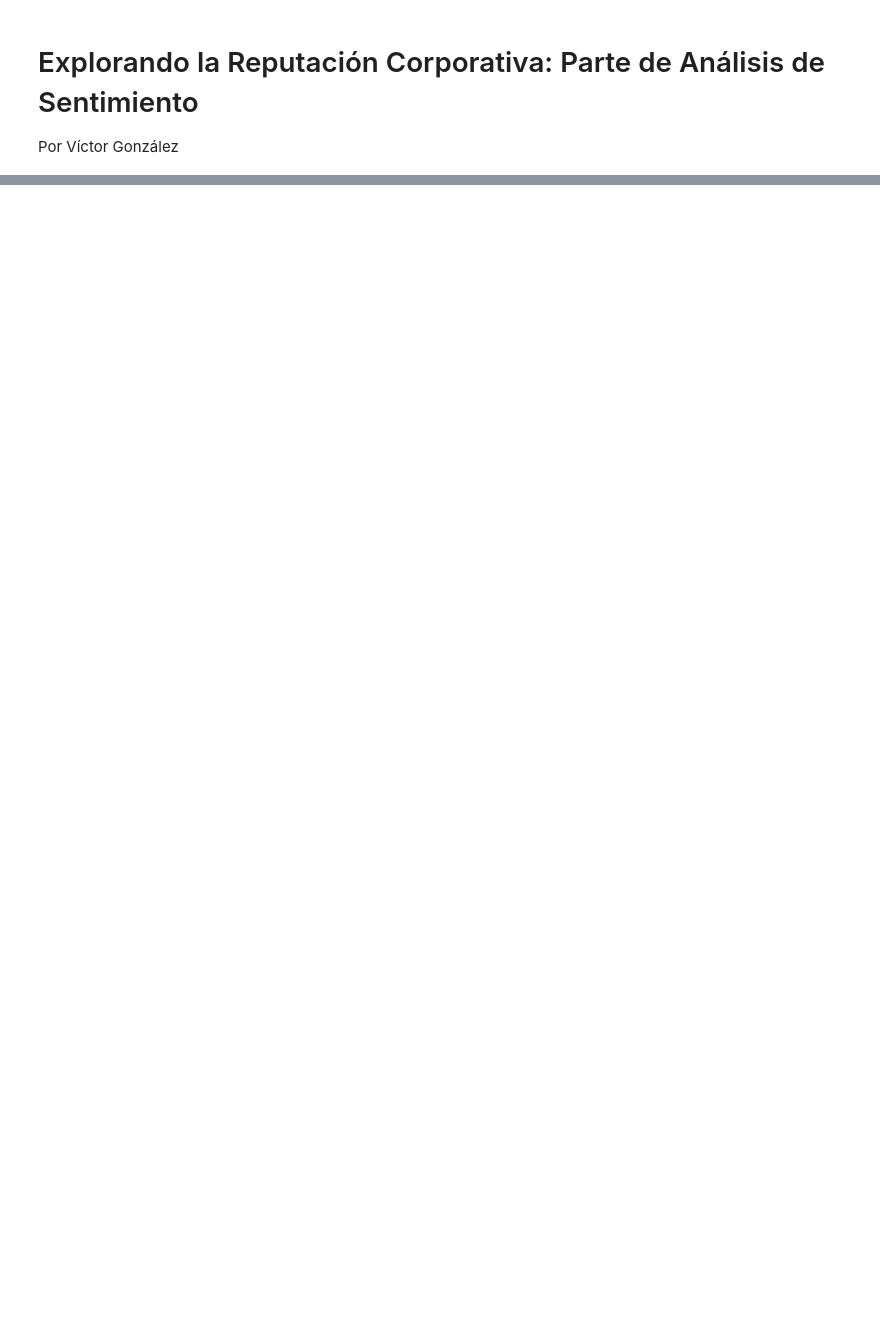
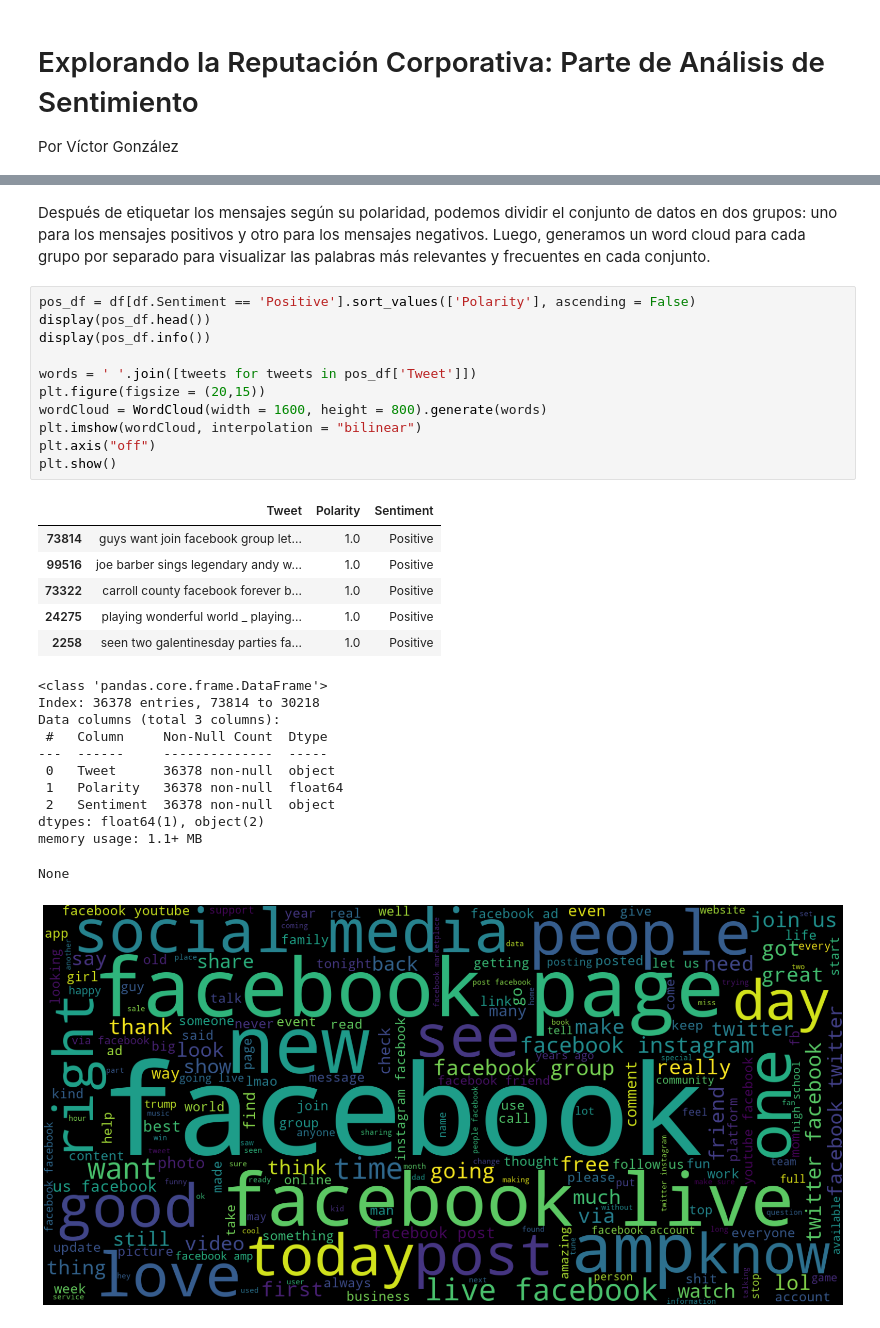
Before and after one commit to victormlgh/BigDataAplicadaNegociosV2, a Jupyter notebook: Semana3/sentimentanalisys.ipynb, the cells around one changed output, grey strips where cells are left out. Drawn from its saved outputs; the diff is of its cells as text; blank space fills up the shorter version.

```diff
--- a/Semana3/sentimentanalisys.ipynb
+++ b/Semana3/sentimentanalisys.ipynb
@@ -42,0 +245,32 @@ import re
+# %% [markdown]
+Después de etiquetar los mensajes según su polaridad, podemos dividir el conjunto de datos en dos grupos: uno para los mensajes positivos y otro para los mensajes negativos. Luego, generamos un word cloud para cada grupo por separado para visualizar las palabras más relevantes y frecuentes en cada conjunto.
+# %%
+pos_df = df[df.Sentiment == 'Positive'].sort_values(['Polarity'], ascending = False)
+display(pos_df.head())
+display(pos_df.info())
+
+words = ' '.join([tweets for tweets in pos_df['Tweet']])
+plt.figure(figsize = (20,15))
+wordCloud = WordCloud(width = 1600, height = 800).generate(words)
+plt.imshow(wordCloud, interpolation = "bilinear")
+plt.axis("off")
+plt.show()
+# %% [output]
+|  | Tweet | Polarity | Sentiment |
+| 73814 | guys want join facebook group let... | 1.0 | Positive |
+| 99516 | joe barber sings legendary andy w... | 1.0 | Positive |
+| 73322 | carroll county facebook forever b... | 1.0 | Positive |
+| 24275 | playing wonderful world _ playing... | 1.0 | Positive |
+| 2258 | seen two galentinesday parties fa... | 1.0 | Positive |
+<class 'pandas.core.frame.DataFrame'>
+Index: 36378 entries, 73814 to 30218
+Data columns (total 3 columns):
+ #   Column     Non-Null Count  Dtype
+---  ------     --------------  -----
+ 0   Tweet      36378 non-null  object
+ 1   Polarity   36378 non-null  float64
+ 2   Sentiment  36378 non-null  object
+dtypes: float64(1), object(2)
+memory usage: 1.1+ MB
+None
+[figure, added]
```
Also changed, not shown: parts of 72 cells of this notebook, 3 other files.
